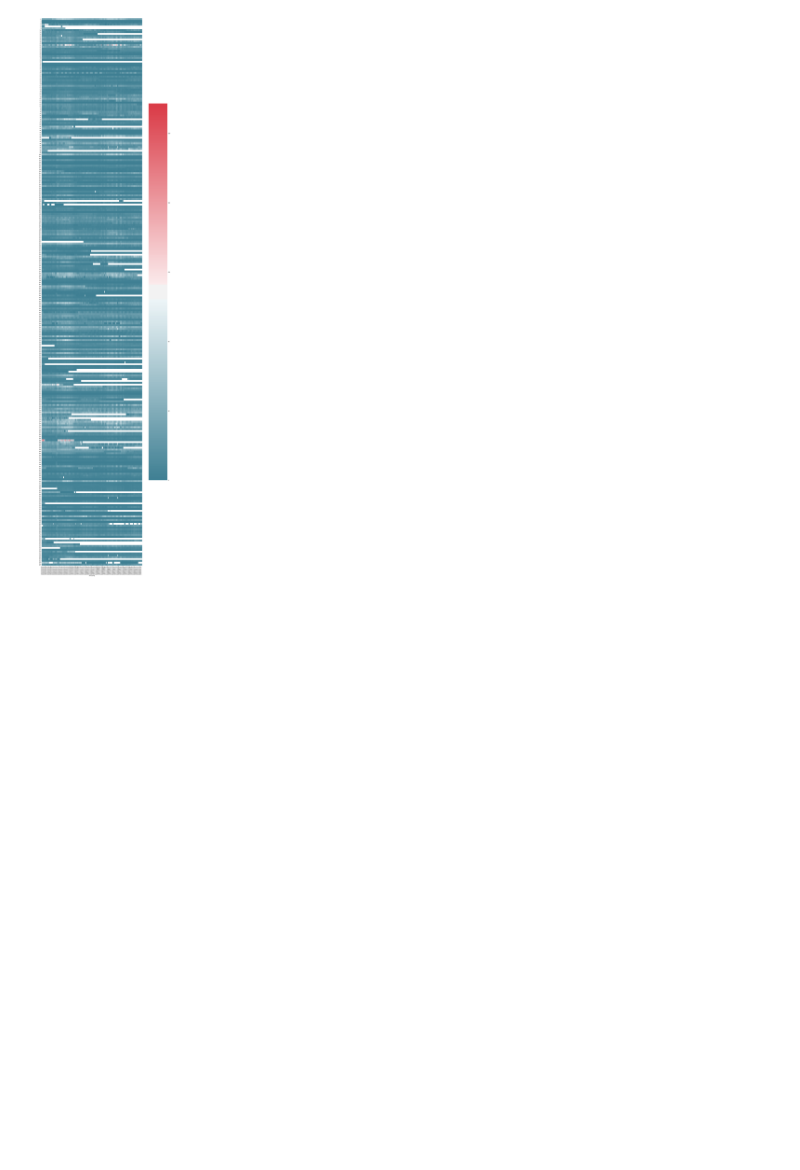
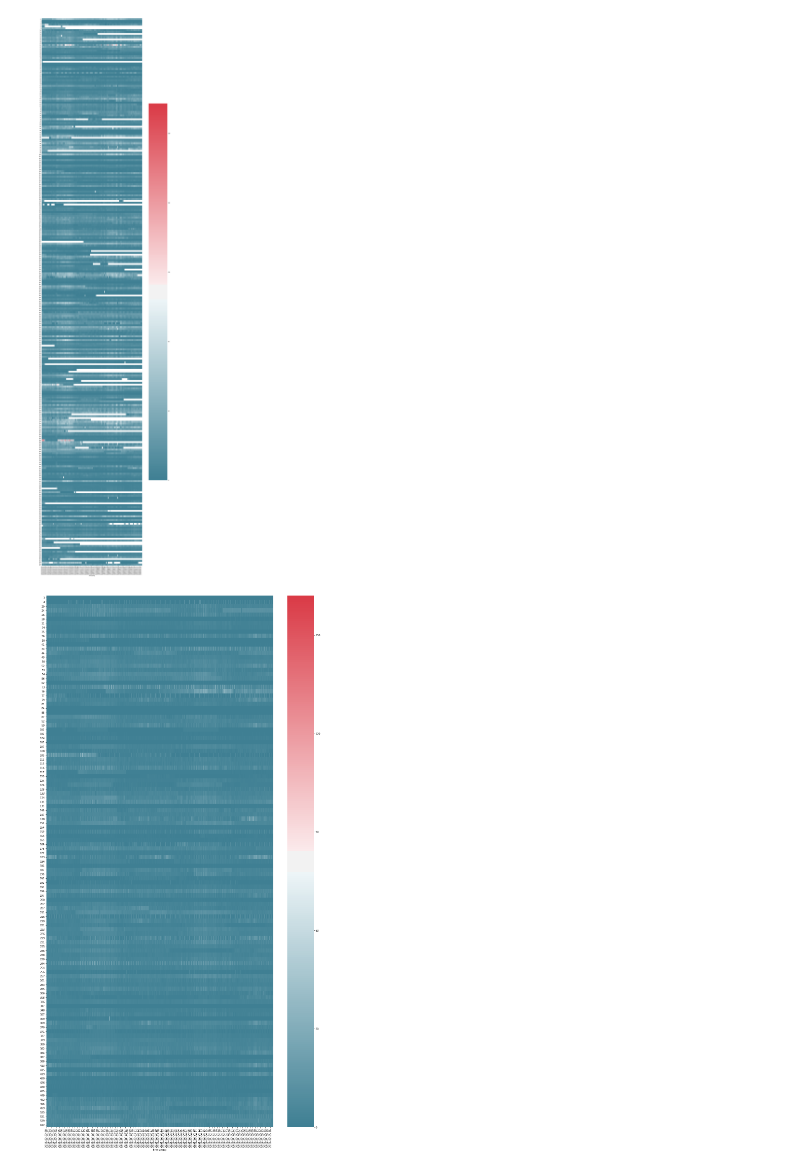
Before and after one commit to buds-lab/the-building-data-genome-project, a Jupyter notebook: notebooks/01_DGS_Data_Cleaning.ipynb, the cells around one changed output. Saved outputs shown, nothing was run; the diff lists cells and outputs as text; code cells hidden in the pictures; blank space fills up the shorter version.

```diff
--- a/notebooks/01_DGS_Data_Cleaning.ipynb
+++ b/notebooks/01_DGS_Data_Cleaning.ipynb
@@ -70,3 +73,19 @@ df1 = dgs_1hr[a.index.tolist()]
 plot_heatmap(df1)
 # %% [output]
 [figure]
+# %%
+# removing buildings with less no of data
+nrows = len(dgs_1hr.index)
+filtered = dgs_1hr.isnull().sum() < nrows *.10
+dgs_1hr_filtered = dgs_1hr[dgs_1hr.columns[filtered]]
+dgs_1hr_filtered.to_csv(to_file_path1, float_format='%.02f')
+# %%
+# plot heatmpa of those buildings with avg energy usaage is less than N
+a = dgs_1hr_filtered.mean() < 10
+a = a[a == True]
+df1 = dgs_1hr_filtered[a.index.tolist()]
+#df1.head()
+#a.index.tolist()
+plot_heatmap(df1)
+# %% [output]
+[figure, added]
```
Also changed, not shown: parts of 4 cells of this notebook, 2 other files.
